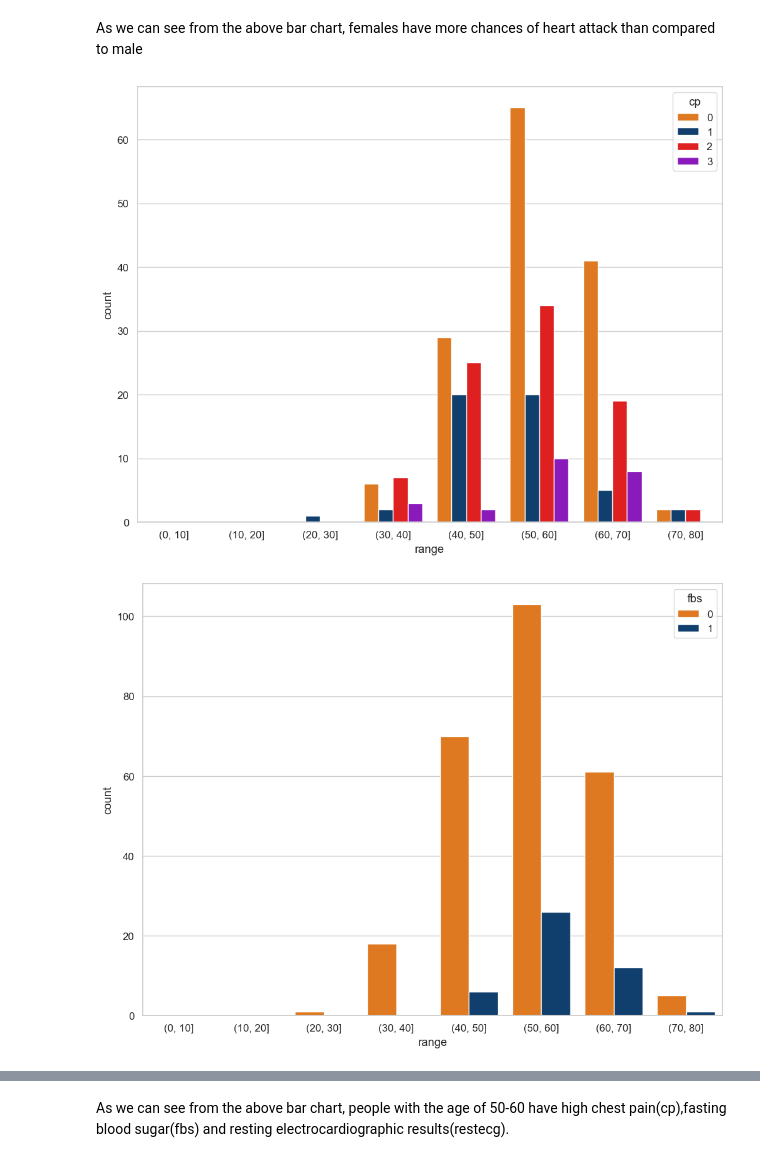
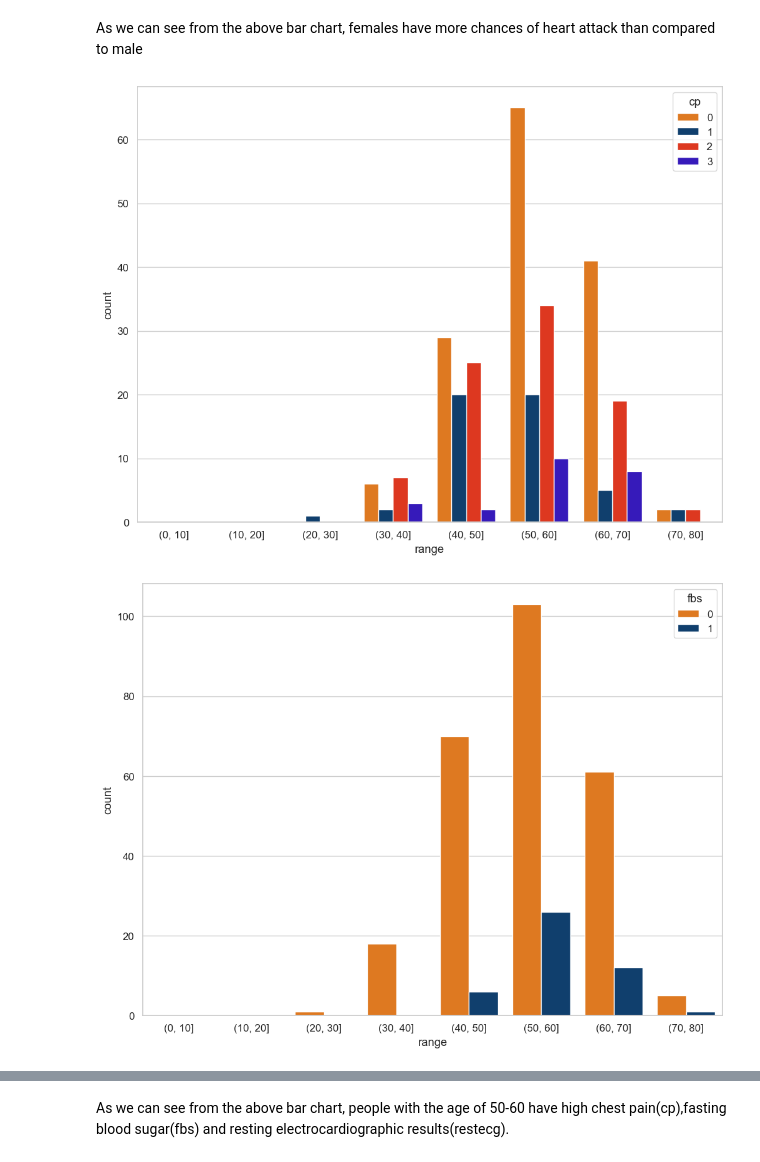
Before and after one commit to JaswanthKrishnaE/Heart-Attack-Prediction-, a Jupyter notebook: heart-attack-pds-project.ipynb, the cells around one changed output, grey strips where cells are left out. Cells and saved outputs as stored; diff of their text form; code cells hidden in the pictures.

```diff
--- a/heart-attack-pds-project.ipynb
+++ b/heart-attack-pds-project.ipynb
@@ -123,7 +111,7 @@ dtype: int64
 # %% [markdown]
 # EDA
 # %%
-sns.set(style = 'whitegrid' ,font = 'Rubik', font_scale = 1.1)
+sns.set(style = 'whitegrid', font_scale = 1.1)
 sns.countplot(x='output', data=df, palette=["#003F7D", "#FD7702"])
 # %% [output]
 <Axes: xlabel='output', ylabel='count'>
@@ -219,12 +189,12 @@ As we can see from the above bar chart, females have more chances of heart attac
 # %%
 cat_attribute = ['cp','fbs', 'restecg']
 num_attribute = ['trtbps', 'chol', 'thalachh']
 
 for i in cat_attribute:
     plt.figure(figsize=(12, 9))
-    sns.countplot(x='range', data = df, hue=i, palette=["#FD7702","#003F7D", '#FF0000', '#9400D4'])
+    sns.countplot(x='range', data = df, hue=i, palette=["#FD7702","#003F7D", '#FC2000', '#2400D4'])
 # %% [output]
-[figure, old version]
+[figure, new version]
 [figure]
 [figure]
 # %% [markdown]
```
Also changed, not shown: parts of 21 cells of this notebook.
